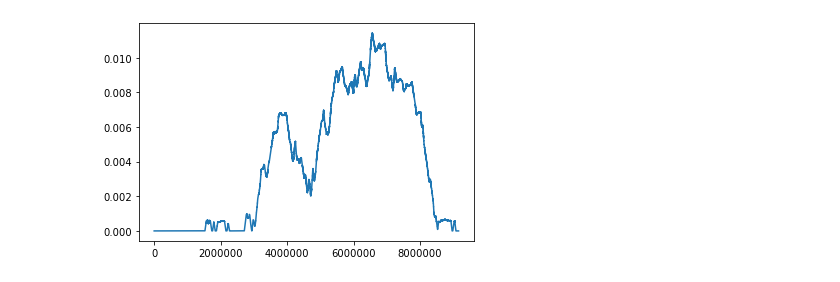
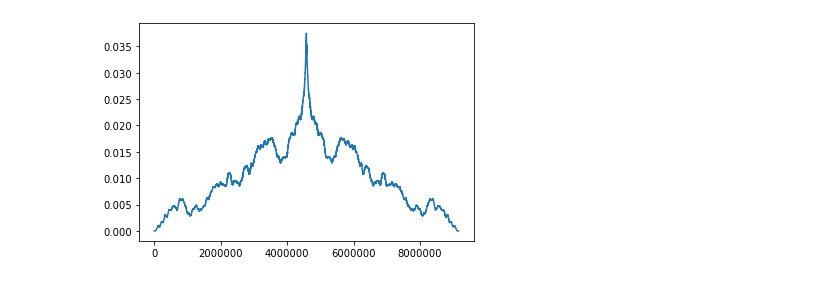
Before and after one commit to yihanhu97/SoundMapping-ODAS, a Jupyter notebook: postprocessing/crossCorrelation.ipynb, the cells around one changed output. Saved outputs shown, nothing was run; the diff lists cells and outputs as text; code cells hidden in the pictures.

```diff
--- a/postprocessing/crossCorrelation.ipynb
+++ b/postprocessing/crossCorrelation.ipynb
@@ -16,6 +16,7 @@ corr1 = signal.correlate(data1[:,0],data1[:,0],method='fft')/len(data1[:,0])
 # %%
-corr2 = signal.correlate(data1[:,0],data1[:,1],method='fft')/len(data1[:,0])
-plt.plot(corr2)
-plt.show()
+# corr2 = signal.correlate(data1[:,0],data1[:,1],method='fft')/len(data1[:,0])
+# import matplotlib.pyplot as plt
+# plt.plot(corr1)
+# plt.show()
 # %% [output]
-[figure, old version]
+[figure, new version]
```
Also changed, not shown: parts of 8 cells of this notebook.
